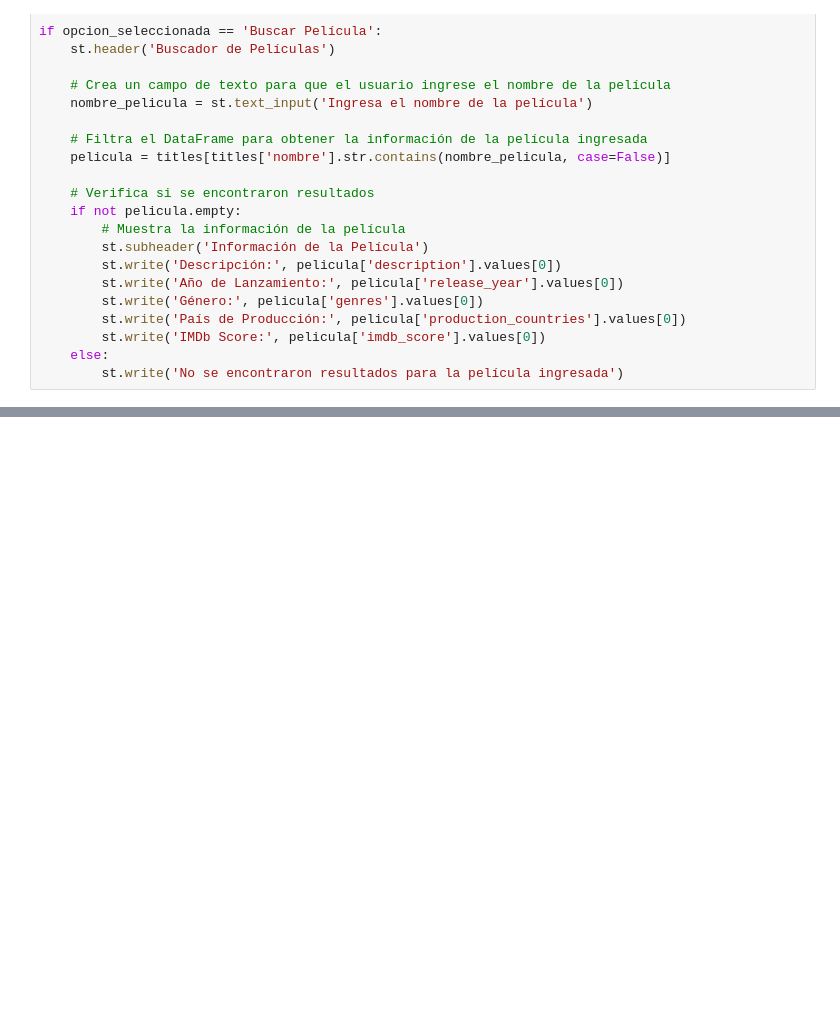
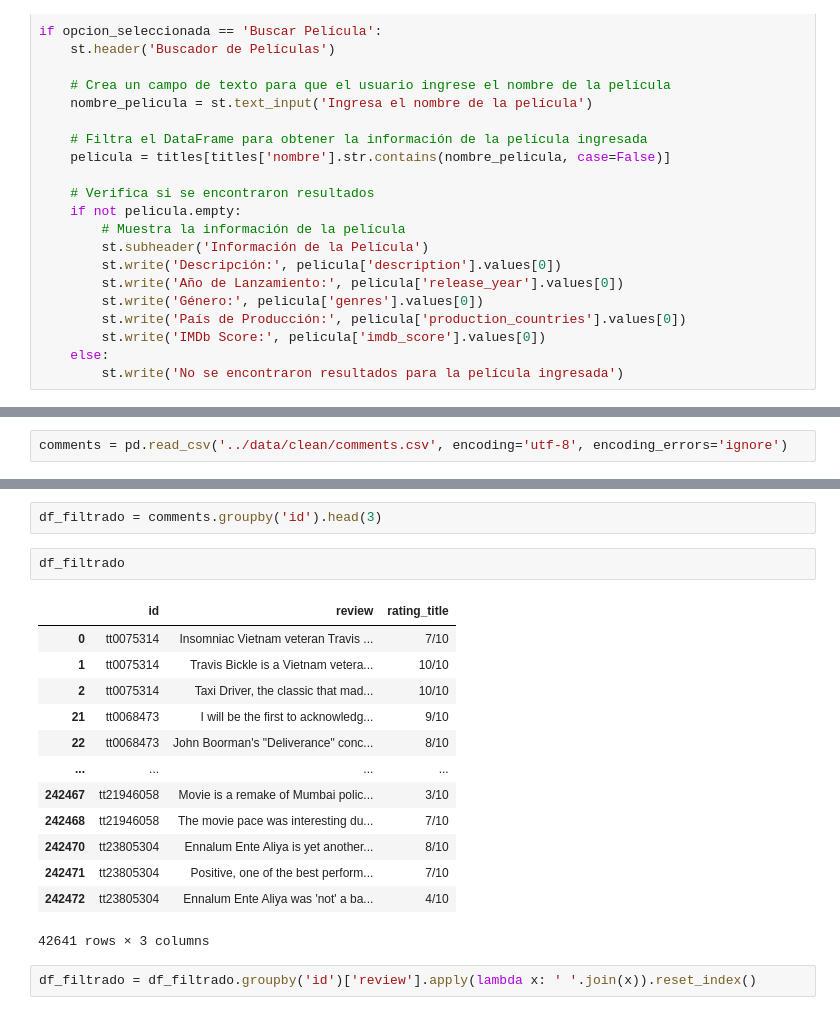
Before and after one commit to jrodrisanz/Final_project, a Jupyter notebook: src/main.ipynb, the cells around one changed output, grey strips where cells are left out. Cells and saved outputs as stored; diff of their text form; blank space fills up the shorter version.

```diff
--- a/src/main.ipynb
+++ b/src/main.ipynb
@@ -1441,0 +1517,2 @@ if opcion_seleccionada == 'Buscar Película':
+# %%
+comments = pd.read_csv('../data/clean/comments.csv', encoding='utf-8', encoding_errors='ignore')
@@ -1441,0 +1535,20 @@ if opcion_seleccionada == 'Buscar Película':
+# %%
+df_filtrado = comments.groupby('id').head(3)
+# %%
+df_filtrado
+# %% [output]
+|  | id | review | rating_title |
+| 0 | tt0075314 | Insomniac Vietnam veteran Travis ... | 7/10 |
+| 1 | tt0075314 | Travis Bickle is a Vietnam vetera... | 10/10 |
+| 2 | tt0075314 | Taxi Driver, the classic that mad... | 10/10 |
+| 21 | tt0068473 | I will be the first to acknowledg... | 9/10 |
+| 22 | tt0068473 | John Boorman's "Deliverance" conc... | 8/10 |
+| ... | ... | ... | ... |
+| 242467 | tt21946058 | Movie is a remake of Mumbai polic... | 3/10 |
+| 242468 | tt21946058 | The movie pace was interesting du... | 7/10 |
+| 242470 | tt23805304 | Ennalum Ente Aliya is yet another... | 8/10 |
+| 242471 | tt23805304 | Positive, one of the best perform... | 7/10 |
+| 242472 | tt23805304 | Ennalum Ente Aliya was 'not' a ba... | 4/10 |
+42641 rows × 3 columns
+# %%
+df_filtrado = df_filtrado.groupby('id')['review'].apply(lambda x: ' '.join(x)).reset_index()
```
Also changed, not shown: parts of 18 cells of this notebook, 1 other file.
